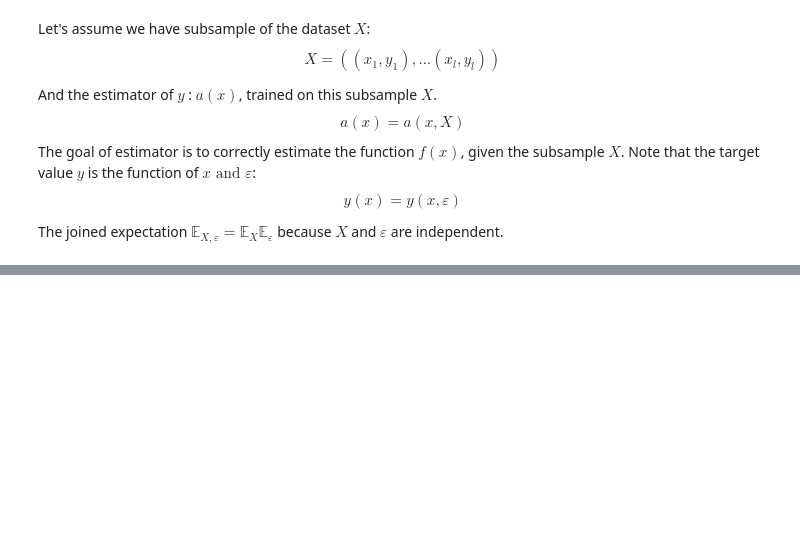
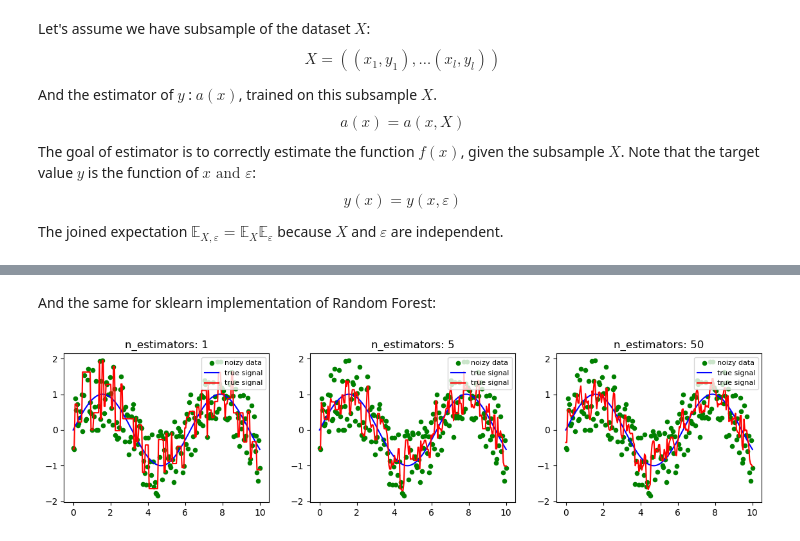
Before and after one commit to insdout/ML-Algorithms-From-Scratch, a Jupyter notebook: Bias_Variance_Tradeoff.ipynb, the cells around one changed output, grey strips where cells are left out. Cells and saved outputs as stored; diff of their text form; code cells hidden in the pictures; blank space fills up the shorter version.

```diff
--- a/Bias_Variance_Tradeoff.ipynb
+++ b/Bias_Variance_Tradeoff.ipynb
@@ -144,0 +223,21 @@ Understanding this decomposition is essential for model selection and tuning to
+# %% [markdown]
+And the same for sklearn implementation of Random Forest:
+# %%
+from sklearn.ensemble import RandomForestRegressor as RandomForestRegressor2
+
+estimators = [1, 5, 50]
+plt.figure(figsize=(14, 3))
+for i in range(3):
+    rf = RandomForestRegressor2(n_estimators=estimators[i], min_samples_split=5)
+    rf.fit(np.expand_dims(x, 1), y)
+    y_pred = rf.predict(np.expand_dims(x, 1))
+
+    plt.subplot2grid((1, 3), (0, i))
+    #plt.subplot(1, 3, i + 1)
+    plt.scatter(x, y, color="g", s=20, label="noizy data")
+    plt.plot(x, y_true, color="b", label="true signal")
+    plt.plot(x, y_pred, color="r", label="true signal")
+    plt.title(f"n_estimators: {estimators[i]}")
+    plt.legend(loc="upper right", fontsize=8)
+# %% [output]
+[figure, added]
```
Also changed, not shown: parts of 10 cells of this notebook, 2 other files.
